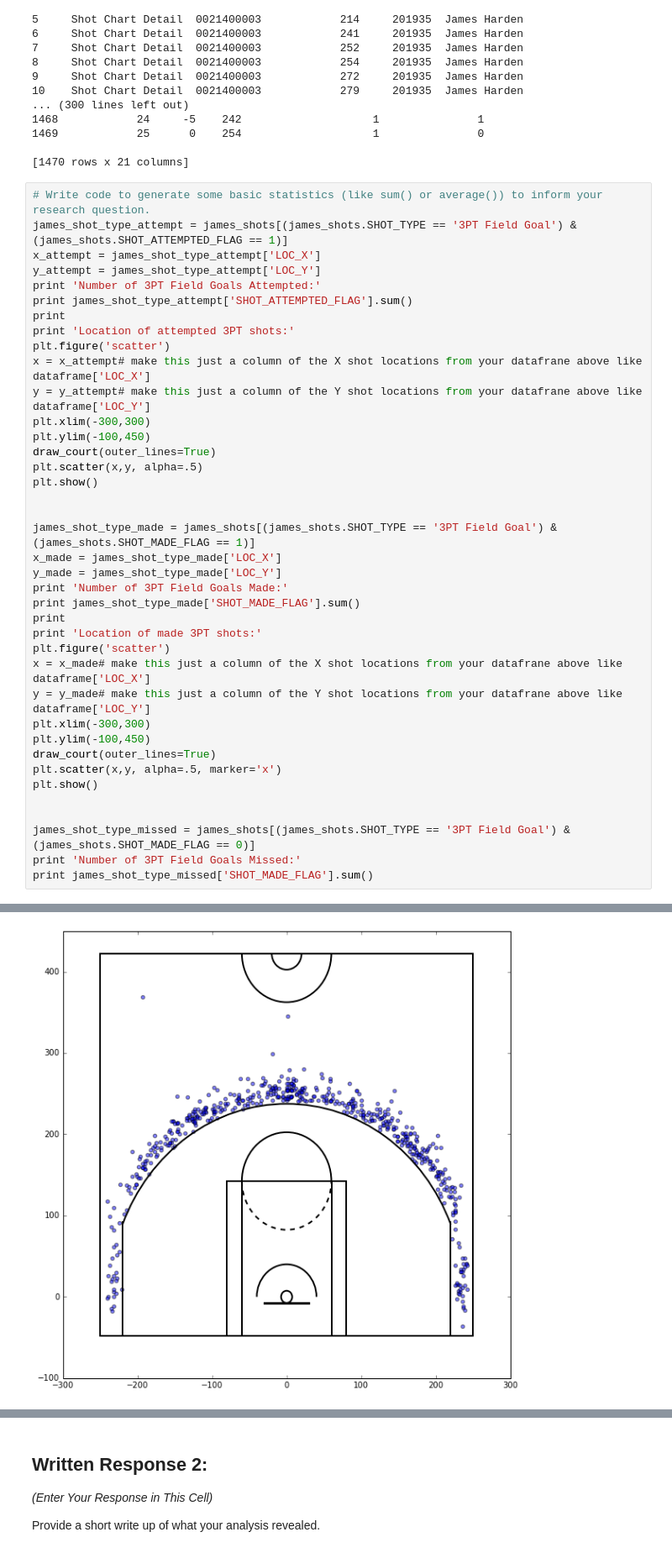
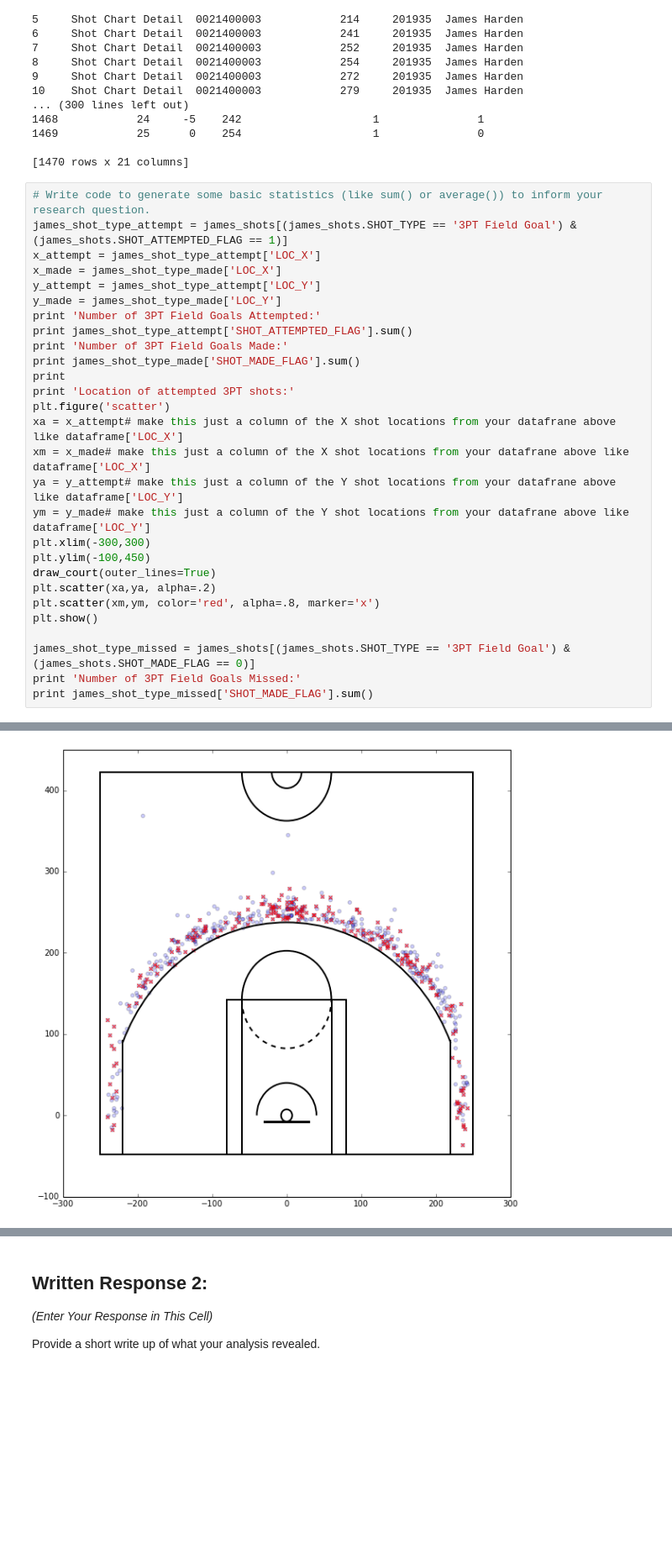
Before and after one commit to cdean00/big_data, a Jupyter notebook: week_2/Week_2_Exercise_Group_6.ipynb, the cells around one changed output, grey strips where cells are left out. Shown: that part at 84% size. Saved outputs shown, nothing was run; the diff lists cells and outputs as text; blank space fills up the shorter version.

```diff
--- a/week_2/Week_2_Exercise_Group_6.ipynb
+++ b/week_2/Week_2_Exercise_Group_6.ipynb
@@ -219,37 +219,26 @@ print james_shots
 # Write code to generate some basic statistics (like sum() or average()) to inform your research question.
 james_shot_type_attempt = james_shots[(james_shots.SHOT_TYPE == '3PT Field Goal') & (james_shots.SHOT_ATTEMPTED_FLAG == 1)]
 x_attempt = james_shot_type_attempt['LOC_X']
+x_made = james_shot_type_made['LOC_X']
 y_attempt = james_shot_type_attempt['LOC_Y']
+y_made = james_shot_type_made['LOC_Y']
 print 'Number of 3PT Field Goals Attempted:'
 print james_shot_type_attempt['SHOT_ATTEMPTED_FLAG'].sum()
+print 'Number of 3PT Field Goals Made:'
+print james_shot_type_made['SHOT_MADE_FLAG'].sum()
 print
 print 'Location of attempted 3PT shots:'
 plt.figure('scatter')
-x = x_attempt# make this just a column of the X shot locations from your datafrane above like dataframe['LOC_X']
-y = y_attempt# make this just a column of the Y shot locations from your datafrane above like dataframe['LOC_Y']
+xa = x_attempt# make this just a column of the X shot locations from your datafrane above like dataframe['LOC_X']
+xm = x_made# make this just a column of the X shot locations from your datafrane above like dataframe['LOC_X']
+ya = y_attempt# make this just a column of the Y shot locations from your datafrane above like dataframe['LOC_Y']
+ym = y_made# make this just a column of the Y shot locations from your datafrane above like dataframe['LOC_Y']
 plt.xlim(-300,300)
 plt.ylim(-100,450)
 draw_court(outer_lines=True)
-plt.scatter(x,y, alpha=.5)
+plt.scatter(xa,ya, alpha=.2)
+plt.scatter(xm,ym, color='red', alpha=.8, marker='x')
 plt.show()
-
-
-james_shot_type_made = james_shots[(james_shots.SHOT_TYPE == '3PT Field Goal') & (james_shots.SHOT_MADE_FLAG == 1)]
-x_made = james_shot_type_made['LOC_X']
-y_made = james_shot_type_made['LOC_Y']
-print 'Number of 3PT Field Goals Made:'
-print james_shot_type_made['SHOT_MADE_FLAG'].sum()
-print
-print 'Location of made 3PT shots:'
-plt.figure('scatter')
-x = x_made# make this just a column of the X shot locations from your datafrane above like dataframe['LOC_X']
-y = y_made# make this just a column of the Y shot locations from your datafrane above like dataframe['LOC_Y']
-plt.xlim(-300,300)
-plt.ylim(-100,450)
-draw_court(outer_lines=True)
-plt.scatter(x,y, alpha=.5, marker='x')
-plt.show()
-
 
 james_shot_type_missed = james_shots[(james_shots.SHOT_TYPE == '3PT Field Goal') & (james_shots.SHOT_MADE_FLAG == 0)]
 print 'Number of 3PT Field Goals Missed:'
@@ -260,3 +251,3 @@ Number of 3PT Field Goals Attempted:
 
 Location of attempted 3PT shots:
-[figure, old version]
+[figure, new version]
```
Also changed, not shown: parts of 7 cells of this notebook.
